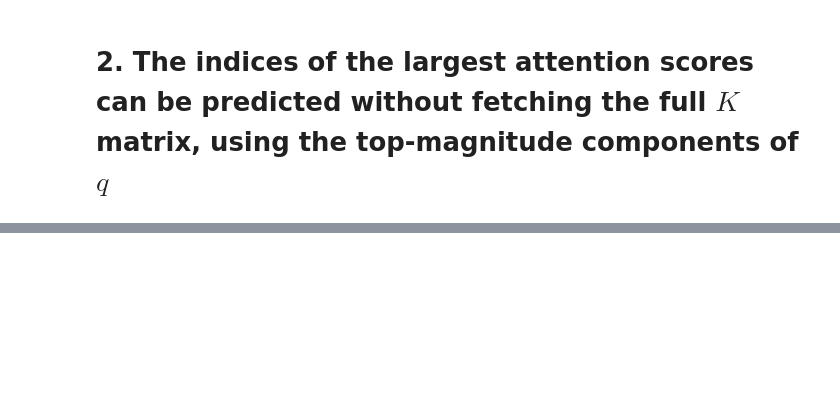
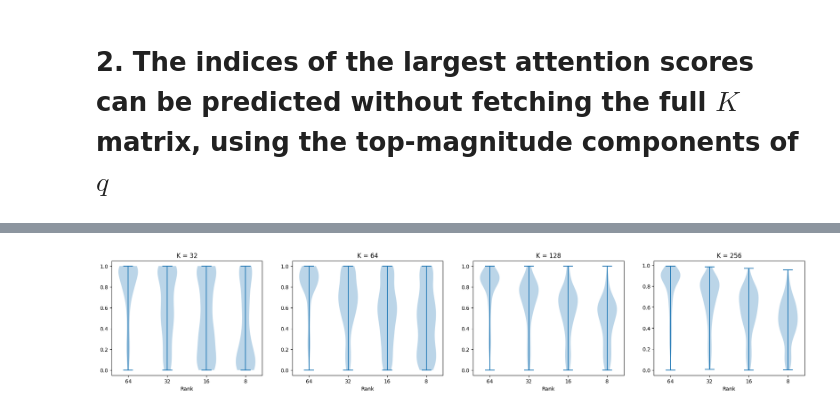
Before and after one commit to graphcore-research/llm-inference-research, a Jupyter notebook: 2023-sparse-attention/rmoe-73-paper/Analysis.ipynb, the cells around one changed output, grey strips where cells are left out. Cells and saved outputs as stored; diff of their text form; code cells hidden in the pictures; blank space fills up the shorter version.

Commit message:
analysis plots

```diff
--- a/2023-sparse-attention/rmoe-73-paper/Analysis.ipynb
+++ b/2023-sparse-attention/rmoe-73-paper/Analysis.ipynb
@@ -22,5 +30,5 @@ matplotlib.font_manager.findfont("CMU Serif", rebuild_if_missing=True)
 # %%
 adapter = L.Adapter.from_pretrained("EleutherAI/pythia-1.4b")
-data = L.qa.SQuAD.data()
-examples = [L.qa.add_few_shot_prompt(data[i], k=1, prompt_template=L.qa.get_default_prompt_template(adapter.model.config._name_or_path, shots=1))
+data = L.tasks.qa.SQuAD.data()
+examples = [L.tasks.qa.add_few_shot_prompt(data[i], k=1, prompt_template=L.tasks.qa.get_default_prompt_template(adapter.model.config._name_or_path, shots=1))
     for i in range(100)]
@@ -63,0 +84,14 @@ tensor([1039., 1792.])
+# %%
+adapter_llama = L.Adapter.from_pretrained("meta-llama/Llama-2-7b-hf")
+
+def convert(model: LlamaForCausalLM) -> LlamaForCausalLM:
+    def _replace(m: torch.nn.Module) -> Optional[torch.nn.Module]:
+        if isinstance(m, LlamaAttention):
+            return L.models.llama_attention.LlamaAttention(model.config)
+
+    return L.utility.convert_module(model, _replace)
+
+adapter_llama.model = convert(adapter_llama.model)
+data = L.tasks.qa.SQuAD.data()
+examples = [L.tasks.qa.add_few_shot_prompt(data[i], k=1, prompt_template=L.tasks.qa.get_default_prompt_template(adapter_llama.model.config._name_or_path, shots=1))
+    for i in range(50)]
@@ -129,0 +207,18 @@ plt.savefig("out/approximation_overlap_distribution.pdf", bbox_inches="tight");
+# %%
+agreement_tensors = {}
+for i, rank in enumerate([64, 32, 16,8]):
+    k_range = [2**k for k in range(10)]
+    scores_func = lambda x: topk_agreement(A, approx_score(Q[..., -1:, :], K, M, rank=rank, method="top").squeeze(-2), M.squeeze(-2), k=x)
+    agreement_tensors[rank] = [scores_func(k) for k in k_range]
+# %%
+fig, axs = plt.subplots(nrows=1, ncols=len(k_range[5:-1]), figsize=(24, 4))
+for i, k in enumerate(k_range[5:-1]):
+    axs[i].violinplot([v[i].mean(0).flatten() for v in agreement_tensors.values()])
+    axs[i].set_title(f"K = {k}")
+    axs[i].set_xticks([y + 1 for y in range(4)],
+                  labels=['64', '32', '16', '8'])
+    axs[i].set_xlabel('Rank')
+
+plt.show()
+# %% [output]
+[figure, added]
```
Also changed, not shown: parts of 20 cells of this notebook.
